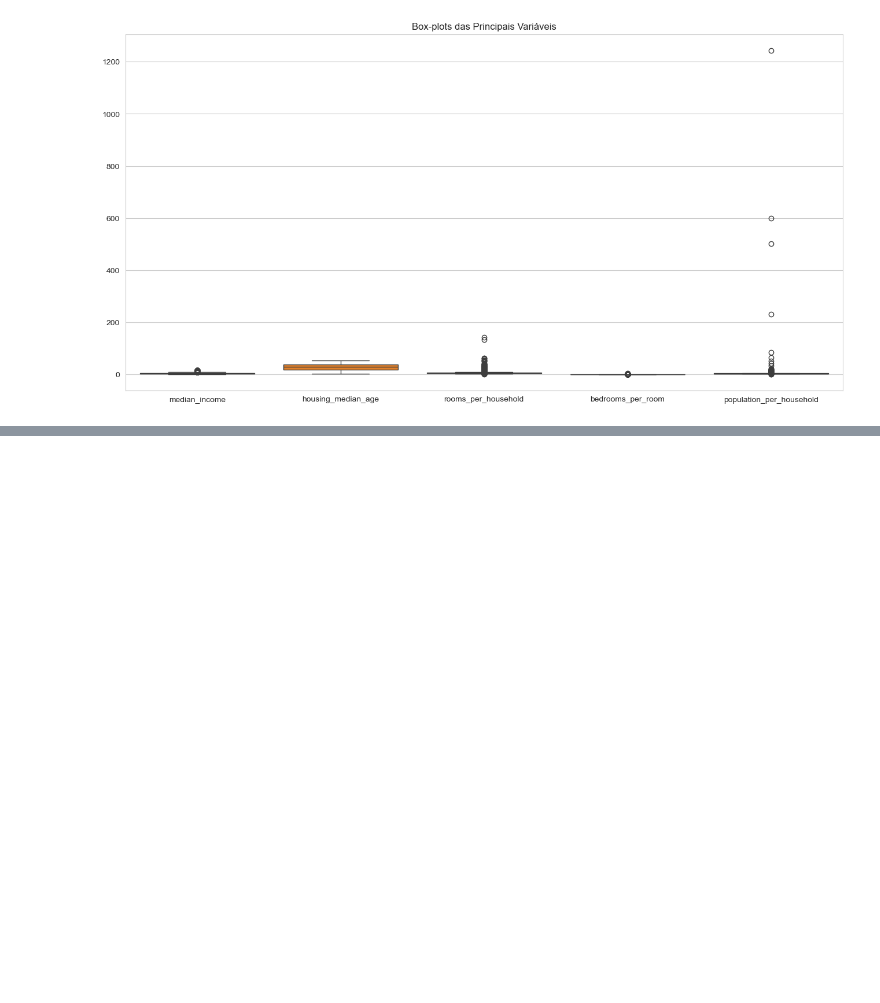
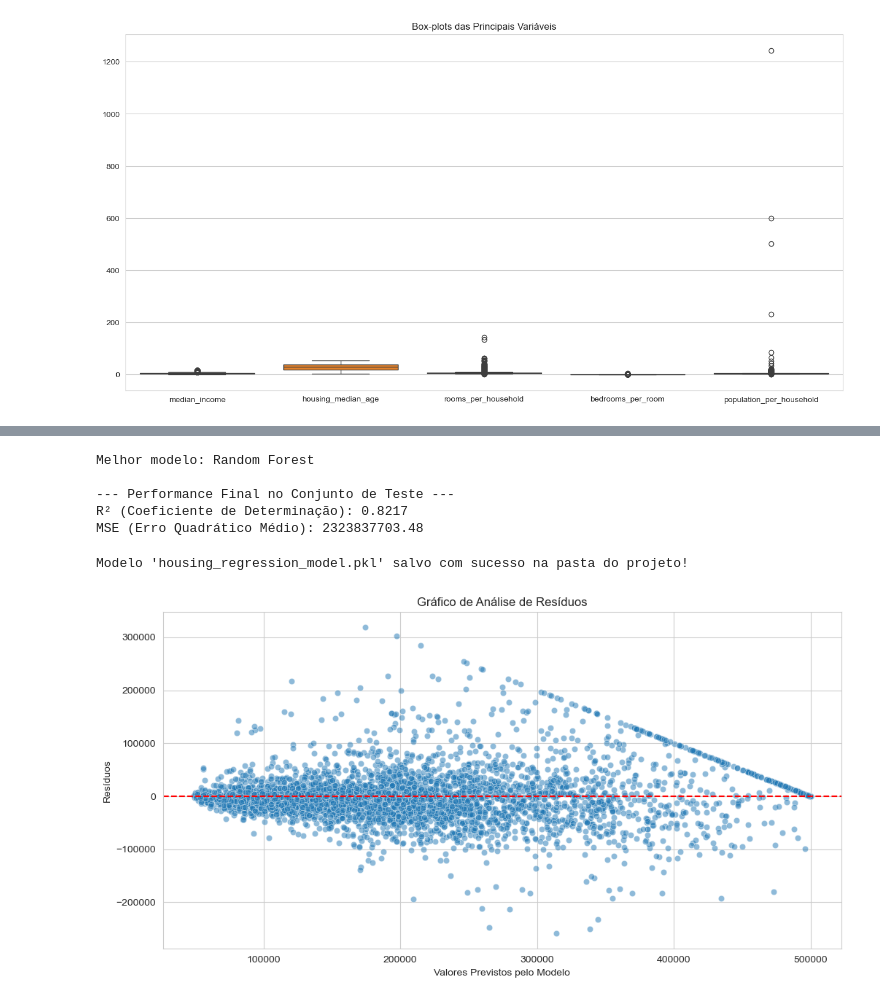
Before and after one commit to AlfredoBsantos/ProjetoFInal-Inteligencia-Computacional, a Jupyter notebook: Questao2_Regressao_Imoveis.ipynb, the cells around one changed output, grey strips where cells are left out. Drawn from its saved outputs; the diff is of its cells as text; code cells hidden in the pictures; blank space fills up the shorter version.

```diff
--- a/Questao2_Regressao_Imoveis.ipynb
+++ b/Questao2_Regressao_Imoveis.ipynb
@@ -122,4 +88,8 @@ For example, when doing 'df[col].method(value, inplace=True)', try using 'df.met
 # %%
+# Tratamento de valores faltosos antes de criar novas features
+df['total_bedrooms'] = df['total_bedrooms'].fillna(df['total_bedrooms'].mean())
+
+# [cite_start]Criação de novas features [cite: 41]
 df['rooms_per_household'] = df['total_rooms'] / df['households']
 df['bedrooms_per_room'] = df['total_bedrooms'] / df['total_rooms']
 df['population_per_household'] = df['population'] / df['households']
@@ -206,11 +130,0 @@ P-valor do Teste 1: 0.0
-# %%
-# Criar a variável qualitativa 'age_category'
-df['age_category'] = pd.cut(df['housing_median_age'],
-                            bins=[0, 15, 35, np.inf],
-                            labels=['Novo', 'Médio', 'Antigo'])
-
-group_new = df[df['age_category'] == 'Novo']['median_income']
-group_old = df[df['age_category'] == 'Antigo']['median_income']
-
-t_stat, p_value_2 = stats.ttest_ind(group_new, group_old, nan_policy='omit')
-print(f"P-valor do Teste 2: {p_value_2}")
@@ -364,0 +258,46 @@ Como o Random Forest não possui coeficientes diretos, analisamos a importância
+# %%
+# Selecionar o melhor modelo
+best_model_name = results_df.index[0]
+best_model_pipeline = results[best_model_name]['best_estimator']
+
+print(f"Melhor modelo: {best_model_name}")
+
+# Fazer predições no conjunto de teste
+y_pred = best_model_pipeline.predict(X_test)
+
+# Calcular as métricas finais
+final_r2 = r2_score(y_test, y_pred)
+final_mse = mean_squared_error(y_test, y_pred)
+
+print(f"\n--- Performance Final no Conjunto de Teste ---")
+print(f"R² (Coeficiente de Determinação): {final_r2:.4f}")
+print(f"MSE (Erro Quadrático Médio): {final_mse:.2f}")
+# %% [output]
+Melhor modelo: Random Forest
+
+--- Performance Final no Conjunto de Teste ---
+R² (Coeficiente de Determinação): 0.8217
+MSE (Erro Quadrático Médio): 2323837703.48
+# %%
+# Salvar o pipeline completo do melhor modelo em um arquivo
+# [cite_start]Este arquivo será usado pela aplicação web [cite: 77]
+joblib.dump(best_model_pipeline, 'housing_regression_model.pkl')
+
+print("\nModelo 'housing_regression_model.pkl' salvo com sucesso na pasta do projeto!")
+# %% [output]
+Modelo 'housing_regression_model.pkl' salvo com sucesso na pasta do projeto!
+# %%
+# Análise de Pressupostos: Gráfico de Resíduos
+
+# Resíduos = Valor Real - Valor Previsto
+residuals = y_test - y_pred
+
+plt.figure(figsize=(12, 6))
+sns.scatterplot(x=y_pred, y=residuals, alpha=0.5)
+plt.axhline(y=0, color='r', linestyle='--')
+plt.xlabel("Valores Previstos pelo Modelo")
+plt.ylabel("Resíduos")
+plt.title("Gráfico de Análise de Resíduos")
+plt.show()
+# %% [output]
+[figure, added]
```
Also changed, not shown: parts of 53 cells of this notebook, 6 other files.
